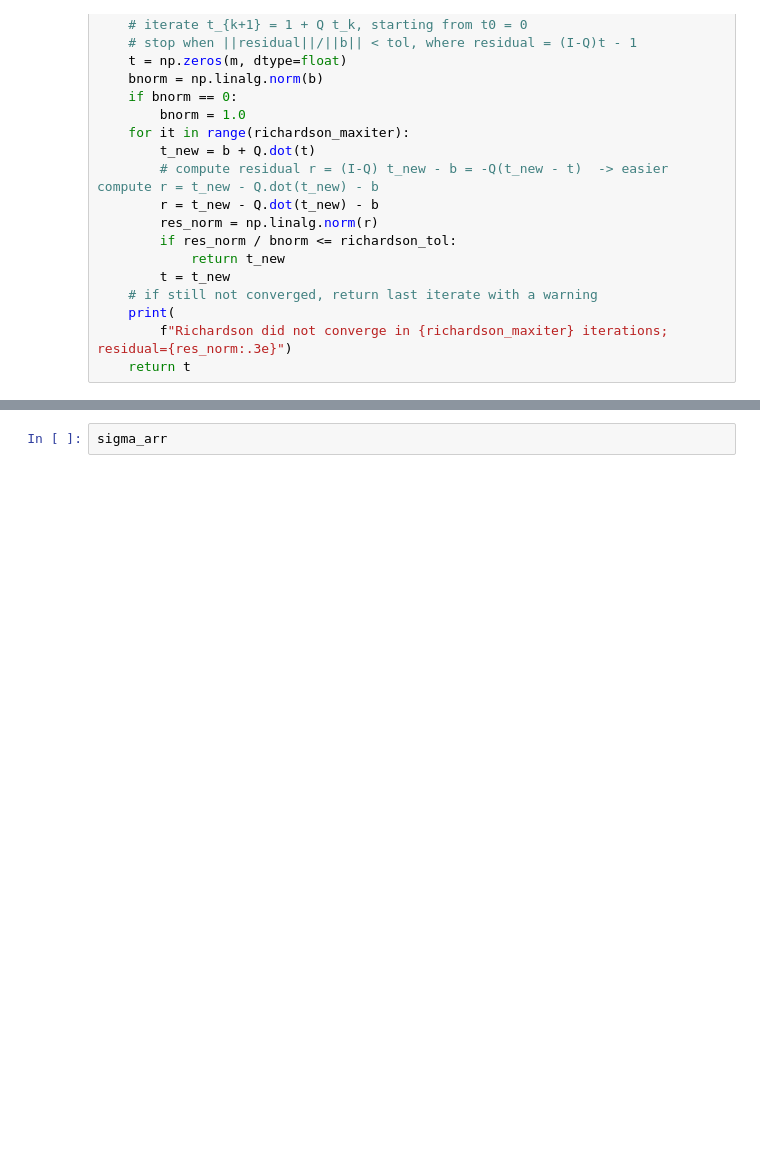
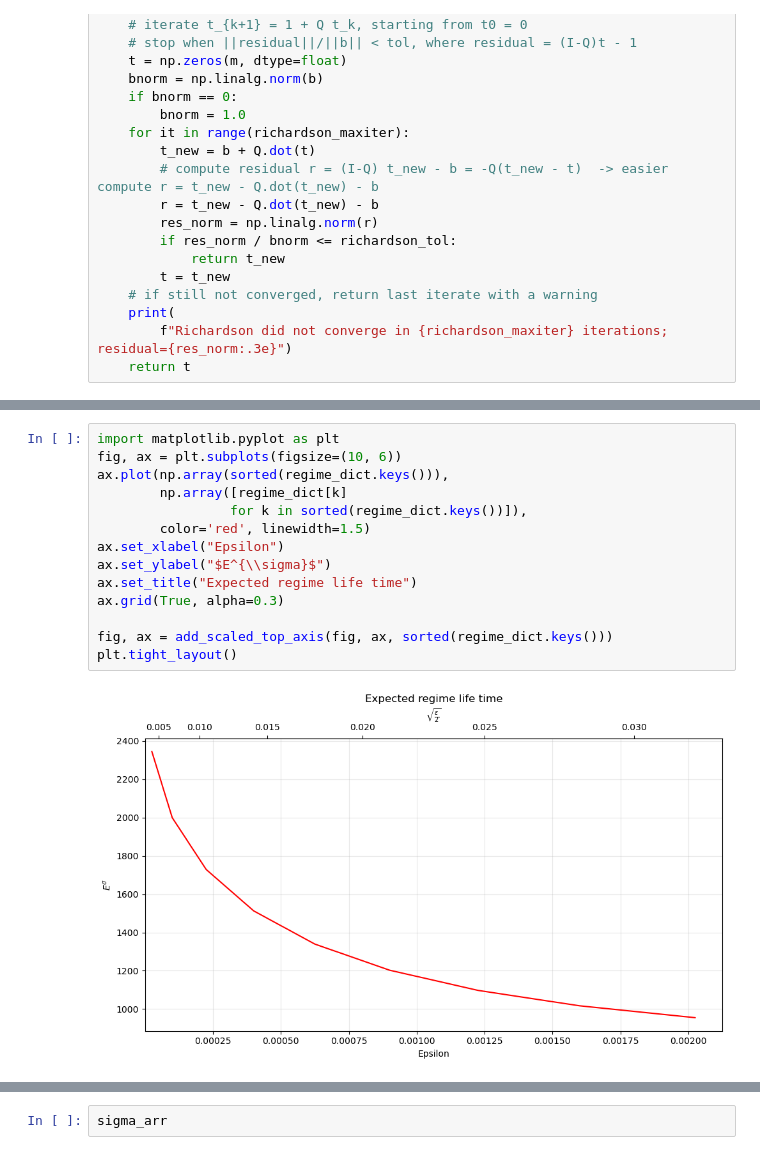
Before and after one commit to hschoeller/Stochastic_Intertia, a Jupyter notebook: code/code_deposit/Toy.ipynb, the cells around one changed output, grey strips where cells are left out. Cells and saved outputs as stored; diff of their text form; blank space fills up the shorter version.

```diff
--- a/code/code_deposit/Toy.ipynb
+++ b/code/code_deposit/Toy.ipynb
@@ -576,3 +625,19 @@ DMM shape: (10000, 10000), nnz: 38013180
+# %%
+import matplotlib.pyplot as plt
+fig, ax = plt.subplots(figsize=(10, 6))
+ax.plot(np.array(sorted(regime_dict.keys())),
+        np.array([regime_dict[k]
+                 for k in sorted(regime_dict.keys())]),
+        color='red', linewidth=1.5)
+ax.set_xlabel("Epsilon")
+ax.set_ylabel("$E^{\\sigma}$")
+ax.set_title("Expected regime life time")
+ax.grid(True, alpha=0.3)
+
+fig, ax = add_scaled_top_axis(fig, ax, sorted(regime_dict.keys()))
+plt.tight_layout()
+# %% [output]
+[figure, added]
 # %%
 fig, ax = plot_lifetime_distributions_lines(
     {0: t_escape_dict}, regime=0, logx=False, xlabel="Epsilon")
```
Also changed, not shown: parts of 9 cells of this notebook.
